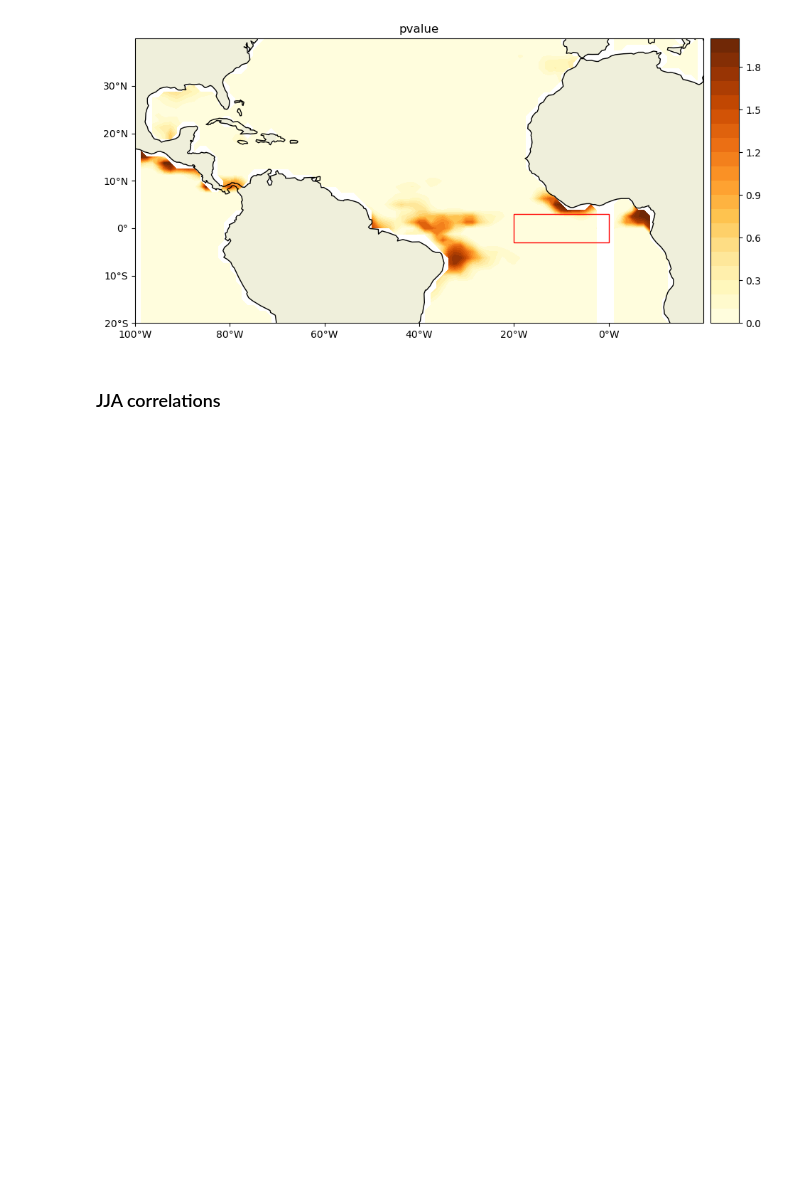
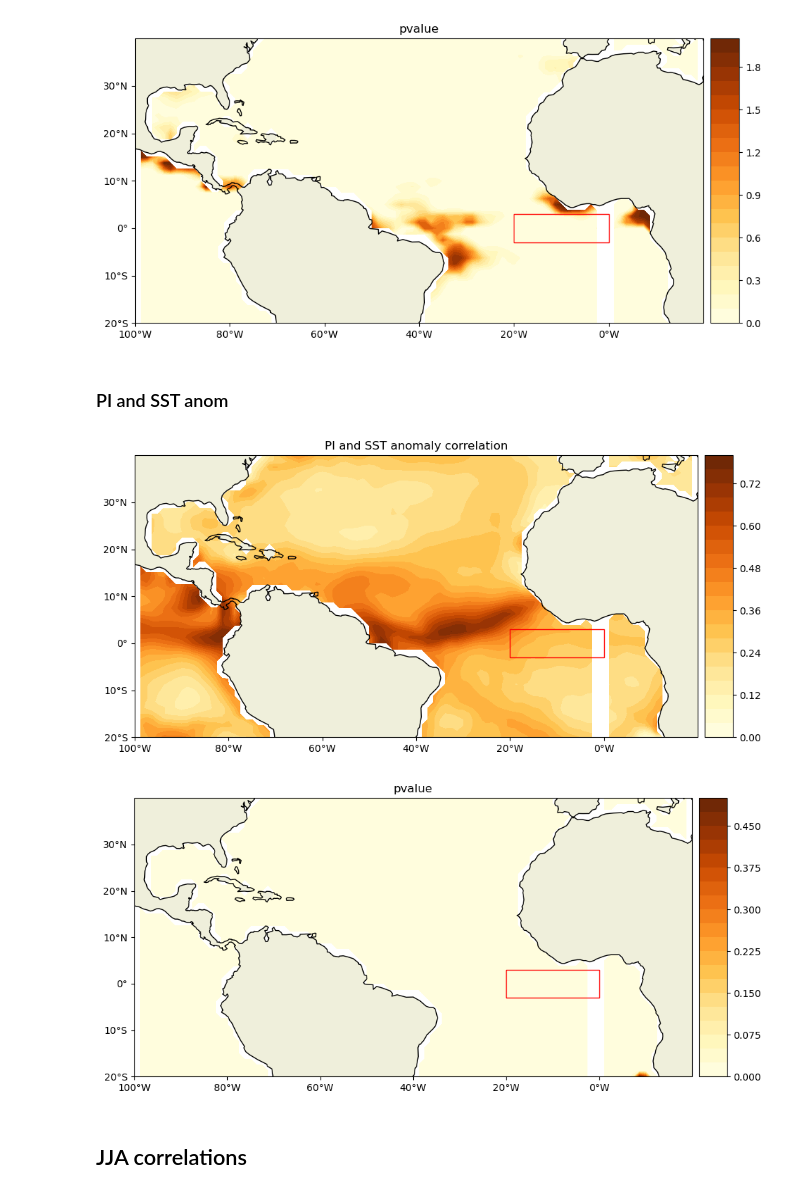
Before and after one commit to allan3prez/ATLN_HG, a Jupyter notebook: AN_GP_analysis.ipynb, the cells around one changed output. Drawn from its saved outputs; the diff is of its cells as text; code cells hidden in the pictures; blank space fills up the shorter version.

```diff
--- a/AN_GP_analysis.ipynb
+++ b/AN_GP_analysis.ipynb
@@ -253,7 +358,18 @@ AN_map(GP_SSTANOM['pval'], box, 'pvalue')
 # %% [output]
 [figure]
 [figure]
+# %% [markdown]
+### PI and SST anom
+# %%
+cov, cor, slope, intercept, pval, stderr = lag_linregress_3D(AN.sst_anom, PI.VMAX)
+PI_SSTA = {'cov': cov, 'cor': cor, 'slope': slope, 'intercept': intercept, 'pval': pval, 'stderr':stderr}
+# %%
+AN_map(PI_SSTA['cor'], box, 'PI and SST anomaly correlation')
+AN_map(PI_SSTA['pval'], box, 'pvalue')
+# %% [output]
+[figure, added]
+[figure, added]
 # %% [markdown]
-### JJA correlations
+## JJA correlations
 # %%
 AN_jja = AN.where(AN["time.season"]=='JJA', drop=True)
```
Also changed, not shown: parts of 34 cells of this notebook, 1 other file.
